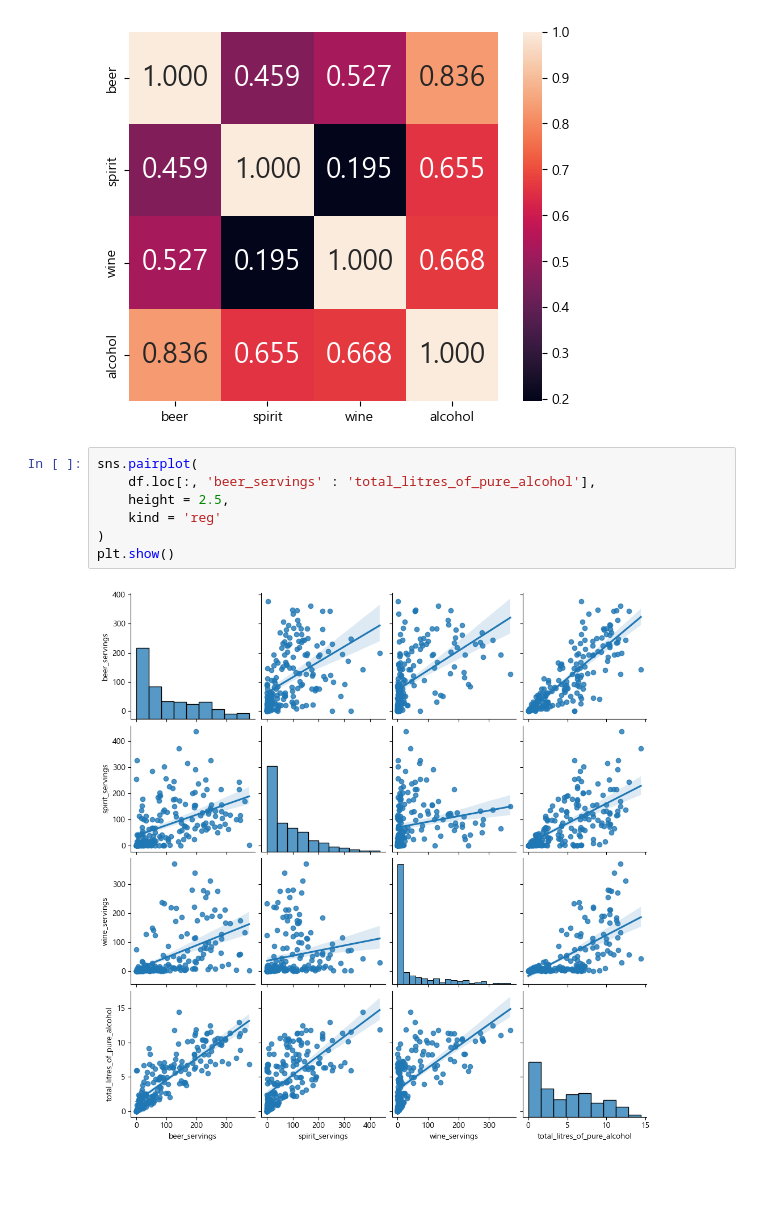
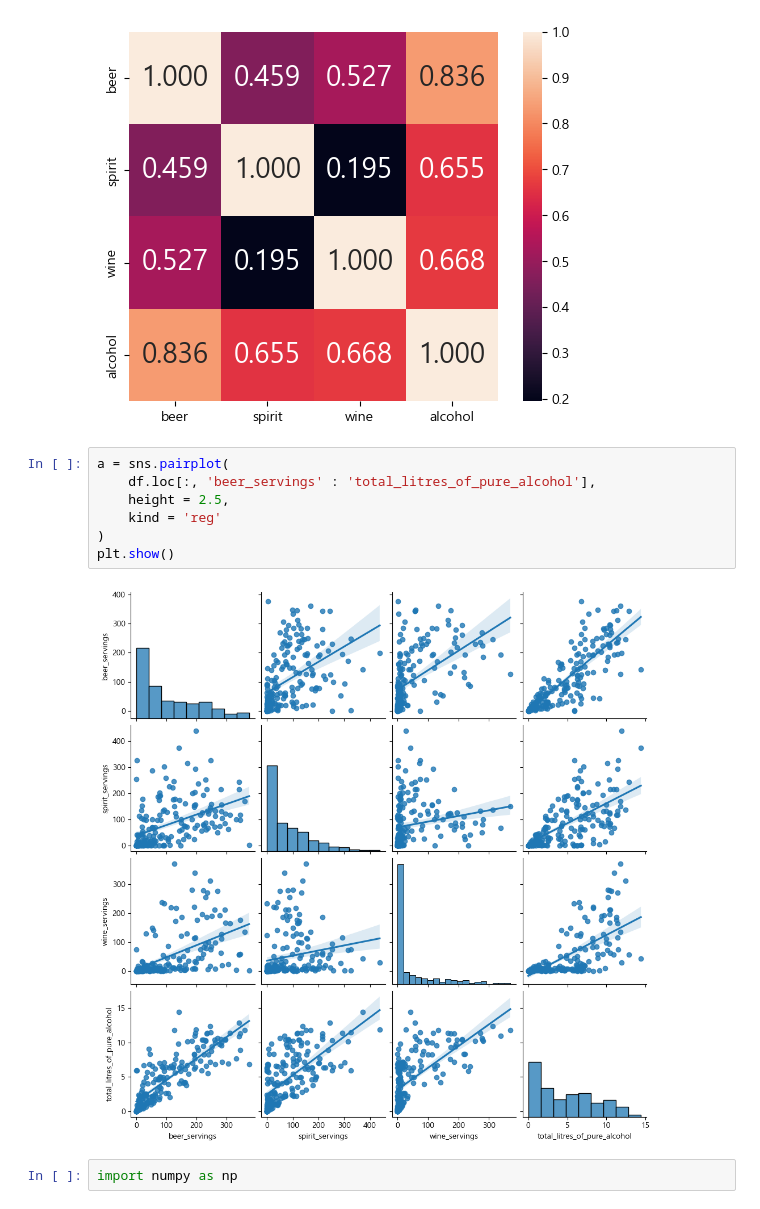
Before and after one commit to bsmoon-86/ubion_m_5, a Jupyter notebook: python/240322/02_matplotlib.ipynb, the cells around one changed output. Drawn from its saved outputs; the diff is of its cells as text; blank space fills up the shorter version.

```diff
--- a/python/240322/02_matplotlib.ipynb
+++ b/python/240322/02_matplotlib.ipynb
@@ -128,11 +162,13 @@ plt.show()
 # %% [output]
 [figure]
 # %%
-sns.pairplot(
+a = sns.pairplot(
     df.loc[:, 'beer_servings' : 'total_litres_of_pure_alcohol'],
     height = 2.5,
     kind = 'reg'
 )
 plt.show()
 # %% [output]
-[figure, old version]
+[figure, new version]
+# %%
+import numpy as np
```
Also changed, not shown: parts of 14 cells of this notebook.
